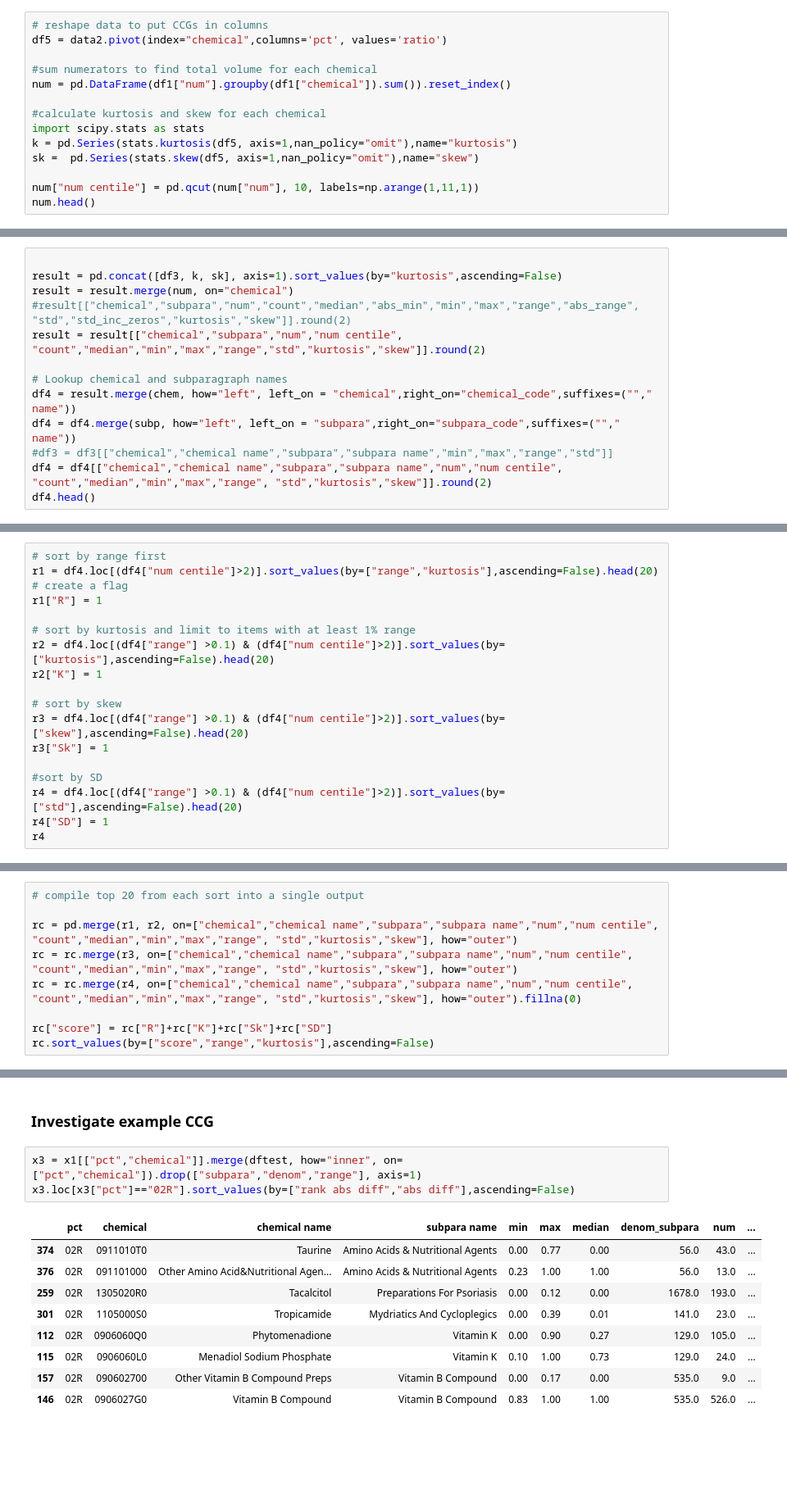
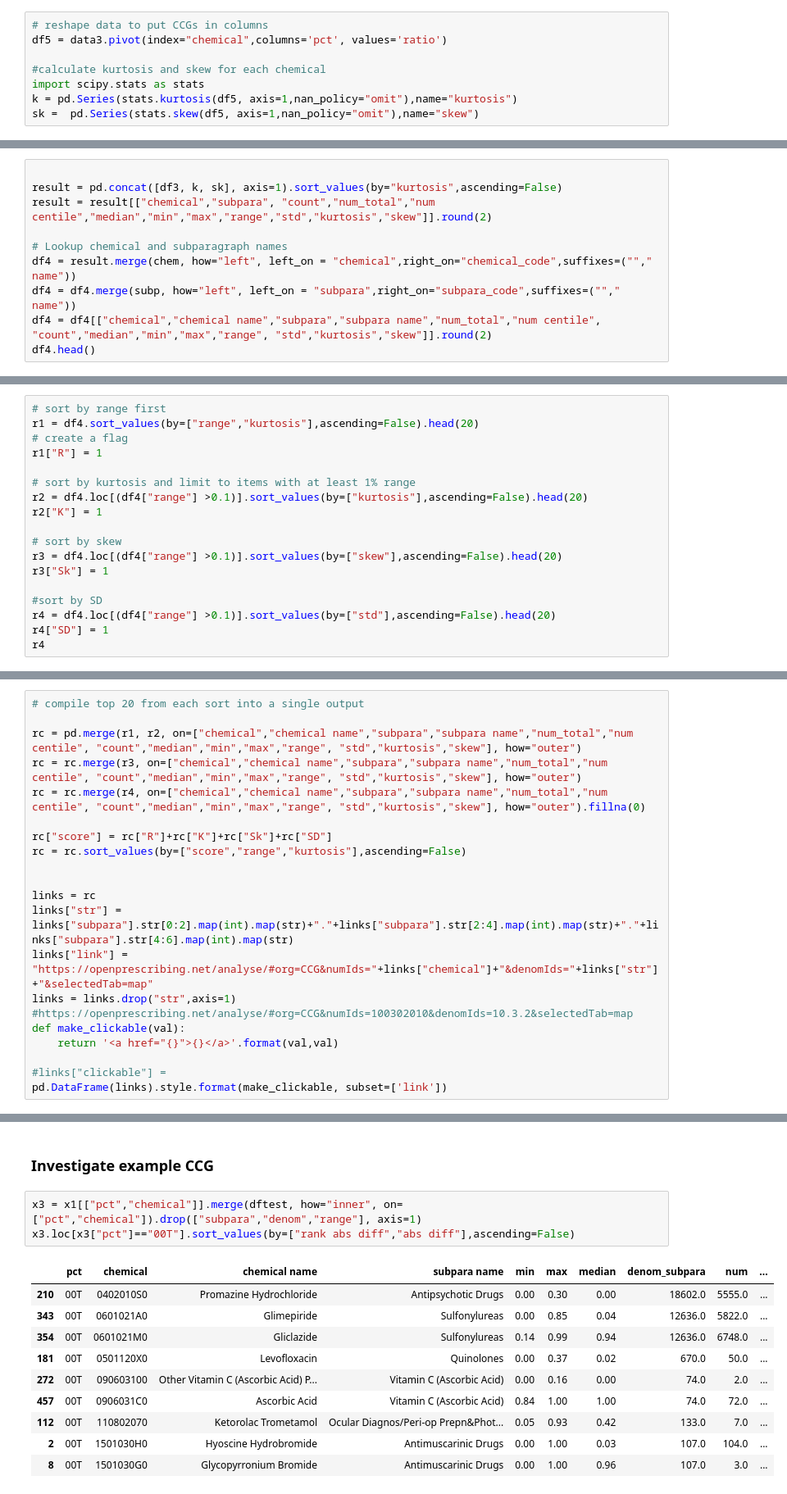
Before and after one commit to ebmdatalab/outlier-detection, a Jupyter notebook: kurtosis/Kurtosis.ipynb, the cells around one changed output, grey strips where cells are left out. Shown at 82% size. Saved outputs shown, nothing was run; the diff lists cells and outputs as text; blank space fills up the shorter version.

```diff
--- a/kurtosis/Kurtosis.ipynb
+++ b/kurtosis/Kurtosis.ipynb
@@ -113,15 +122,9 @@ df3.head() #.loc[df3["range"]<0.1]
 Need to import stats module and reshape data
 # %%
 # reshape data to put CCGs in columns
-df5 = data2.pivot(index="chemical",columns='pct', values='ratio')
-
-#sum numerators to find total volume for each chemical
-num = pd.DataFrame(df1["num"].groupby(df1["chemical"]).sum()).reset_index()
+df5 = data3.pivot(index="chemical",columns='pct', values='ratio')
 
 #calculate kurtosis and skew for each chemical
 import scipy.stats as stats
 k = pd.Series(stats.kurtosis(df5, axis=1,nan_policy="omit"),name="kurtosis")
 sk =  pd.Series(stats.skew(df5, axis=1,nan_policy="omit"),name="skew")
-
-num["num centile"] = pd.qcut(num["num"], 10, labels=np.arange(1,11,1))
-num.head()
@@ -137,14 +133,11 @@ num.head()
 # %%
 
 result = pd.concat([df3, k, sk], axis=1).sort_values(by="kurtosis",ascending=False)
-result = result.merge(num, on="chemical")
-#result[["chemical","subpara","num","count","median","abs_min","min","max","range","abs_range", "std","std_inc_zeros","kurtosis","skew"]].round(2)
-result = result[["chemical","subpara","num","num centile", "count","median","min","max","range","std","kurtosis","skew"]].round(2)
+result = result[["chemical","subpara", "count","num_total","num centile","median","min","max","range","std","kurtosis","skew"]].round(2)
 
 # Lookup chemical and subparagraph names
 df4 = result.merge(chem, how="left", left_on = "chemical",right_on="chemical_code",suffixes=(""," name"))
 df4 = df4.merge(subp, how="left", left_on = "subpara",right_on="subpara_code",suffixes=(""," name"))
-#df3 = df3[["chemical","chemical name","subpara","subpara name","min","max","range","std"]]
-df4 = df4[["chemical","chemical name","subpara","subpara name","num","num centile", "count","median","min","max","range", "std","kurtosis","skew"]].round(2)
+df4 = df4[["chemical","chemical name","subpara","subpara name","num_total","num centile", "count","median","min","max","range", "std","kurtosis","skew"]].round(2)
 df4.head()
 # %% [output]
@@ -158,20 +151,20 @@ df4.head()
 ## Ranking Chemicals by Range, Kurtosis, Skew and SD
 # %%
 # sort by range first
-r1 = df4.loc[(df4["num centile"]>2)].sort_values(by=["range","kurtosis"],ascending=False).head(20)
+r1 = df4.sort_values(by=["range","kurtosis"],ascending=False).head(20)
 # create a flag
 r1["R"] = 1
 
 # sort by kurtosis and limit to items with at least 1% range
-r2 = df4.loc[(df4["range"] >0.1) & (df4["num centile"]>2)].sort_values(by=["kurtosis"],ascending=False).head(20)
+r2 = df4.loc[(df4["range"] >0.1)].sort_values(by=["kurtosis"],ascending=False).head(20)
 r2["K"] = 1
 
 # sort by skew
-r3 = df4.loc[(df4["range"] >0.1) & (df4["num centile"]>2)].sort_values(by=["skew"],ascending=False).head(20)
+r3 = df4.loc[(df4["range"] >0.1)].sort_values(by=["skew"],ascending=False).head(20)
 r3["Sk"] = 1
 
 #sort by SD
-r4 = df4.loc[(df4["range"] >0.1) & (df4["num centile"]>2)].sort_values(by=["std"],ascending=False).head(20)
+r4 = df4.loc[(df4["range"] >0.1)].sort_values(by=["std"],ascending=False).head(20)
 r4["SD"] = 1
 r4
 # %% [output]
@@ -197,10 +190,22 @@ r4
 # %%
 # compile top 20 from each sort into a single output
 
-rc = pd.merge(r1, r2, on=["chemical","chemical name","subpara","subpara name","num","num centile", "count","median","min","max","range", "std","kurtosis","skew"], how="outer")
-rc = rc.merge(r3, on=["chemical","chemical name","subpara","subpara name","num","num centile", "count","median","min","max","range", "std","kurtosis","skew"], how="outer")
-rc = rc.merge(r4, on=["chemical","chemical name","subpara","subpara name","num","num centile", "count","median","min","max","range", "std","kurtosis","skew"], how="outer").fillna(0)
+rc = pd.merge(r1, r2, on=["chemical","chemical name","subpara","subpara name","num_total","num centile", "count","median","min","max","range", "std","kurtosis","skew"], how="outer")
+rc = rc.merge(r3, on=["chemical","chemical name","subpara","subpara name","num_total","num centile", "count","median","min","max","range", "std","kurtosis","skew"], how="outer")
+rc = rc.merge(r4, on=["chemical","chemical name","subpara","subpara name","num_total","num centile", "count","median","min","max","range", "std","kurtosis","skew"], how="outer").fillna(0)
 
 rc["score"] = rc["R"]+rc["K"]+rc["Sk"]+rc["SD"]
-rc.sort_values(by=["score","range","kurtosis"],ascending=False)
+rc = rc.sort_values(by=["score","range","kurtosis"],ascending=False)
+
+
+links = rc
+links["str"] = links["subpara"].str[0:2].map(int).map(str)+"."+links["subpara"].str[2:4].map(int).map(str)+"."+links["subpara"].str[4:6].map(int).map(str)
+links["link"] = "https://openprescribing.net/analyse/#org=CCG&numIds="+links["chemical"]+"&denomIds="+links["str"]+"&selectedTab=map"
+links = links.drop("str",axis=1)
+#https://openprescribing.net/analyse/#org=CCG&numIds=100302010&denomIds=10.3.2&selectedTab=map
+def make_clickable(val):
+    return '<a href="{}">{}</a>'.format(val,val)
+
+#links["clickable"] =
+pd.DataFrame(links).style.format(make_clickable, subset=['link'])
 # %% [output]
@@ -311,15 +410,16 @@ x2.sort_values(by=["count","mean"],ascending=False).head(12)
 ### Investigate example CCG
 # %%
 x3 = x1[["pct","chemical"]].merge(dftest, how="inner", on=["pct","chemical"]).drop(["subpara","denom","range"], axis=1)
-x3.loc[x3["pct"]=="02R"].sort_values(by=["rank abs diff","abs diff"],ascending=False)
+x3.loc[x3["pct"]=="00T"].sort_values(by=["rank abs diff","abs diff"],ascending=False)
 # %% [output]
 |  | pct | chemical | chemical name | subpara name | min | max | median | denom_subpara | num | ... |
-| 374 | 02R | 0911010T0 | Taurine | Amino Acids & Nutritional Agents | 0.00 | 0.77 | 0.00 | 56.0 | 43.0 | ... |
-| 376 | 02R | 091101000 | Other Amino Acid&Nutritional Agen... | Amino Acids & Nutritional Agents | 0.23 | 1.00 | 1.00 | 56.0 | 13.0 | ... |
-| 259 | 02R | 1305020R0 | Tacalcitol | Preparations For Psoriasis | 0.00 | 0.12 | 0.00 | 1678.0 | 193.0 | ... |
-| 301 | 02R | 1105000S0 | Tropicamide | Mydriatics And Cycloplegics | 0.00 | 0.39 | 0.01 | 141.0 | 23.0 | ... |
-| 112 | 02R | 0906060Q0 | Phytomenadione | Vitamin K | 0.00 | 0.90 | 0.27 | 129.0 | 105.0 | ... |
-| 115 | 02R | 0906060L0 | Menadiol Sodium Phosphate | Vitamin K | 0.10 | 1.00 | 0.73 | 129.0 | 24.0 | ... |
-| 157 | 02R | 090602700 | Other Vitamin B Compound Preps | Vitamin B Compound | 0.00 | 0.17 | 0.00 | 535.0 | 9.0 | ... |
-| 146 | 02R | 0906027G0 | Vitamin B Compound | Vitamin B Compound | 0.83 | 1.00 | 1.00 | 535.0 | 526.0 | ... |
+| 210 | 00T | 0402010S0 | Promazine Hydrochloride | Antipsychotic Drugs | 0.00 | 0.30 | 0.00 | 18602.0 | 5555.0 | ... |
+| 343 | 00T | 0601021A0 | Glimepiride | Sulfonylureas | 0.00 | 0.85 | 0.04 | 12636.0 | 5822.0 | ... |
+| 354 | 00T | 0601021M0 | Gliclazide | Sulfonylureas | 0.14 | 0.99 | 0.94 | 12636.0 | 6748.0 | ... |
+| 181 | 00T | 0501120X0 | Levofloxacin | Quinolones | 0.00 | 0.37 | 0.02 | 670.0 | 50.0 | ... |
+| 272 | 00T | 090603100 | Other Vitamin C (Ascorbic Acid) P... | Vitamin C (Ascorbic Acid) | 0.00 | 0.16 | 0.00 | 74.0 | 2.0 | ... |
+| 457 | 00T | 0906031C0 | Ascorbic Acid | Vitamin C (Ascorbic Acid) | 0.84 | 1.00 | 1.00 | 74.0 | 72.0 | ... |
+| 112 | 00T | 110802070 | Ketorolac Trometamol | Ocular Diagnos/Peri-op Prepn&Phot... | 0.05 | 0.93 | 0.42 | 133.0 | 7.0 | ... |
+| 2 | 00T | 1501030H0 | Hyoscine Hydrobromide | Antimuscarinic Drugs | 0.00 | 1.00 | 0.03 | 107.0 | 104.0 | ... |
+| 8 | 00T | 1501030G0 | Glycopyrronium Bromide | Antimuscarinic Drugs | 0.00 | 1.00 | 0.96 | 107.0 | 3.0 | ... |
 # %% [markdown]
```
Also changed, not shown: parts of 24 cells of this notebook.
